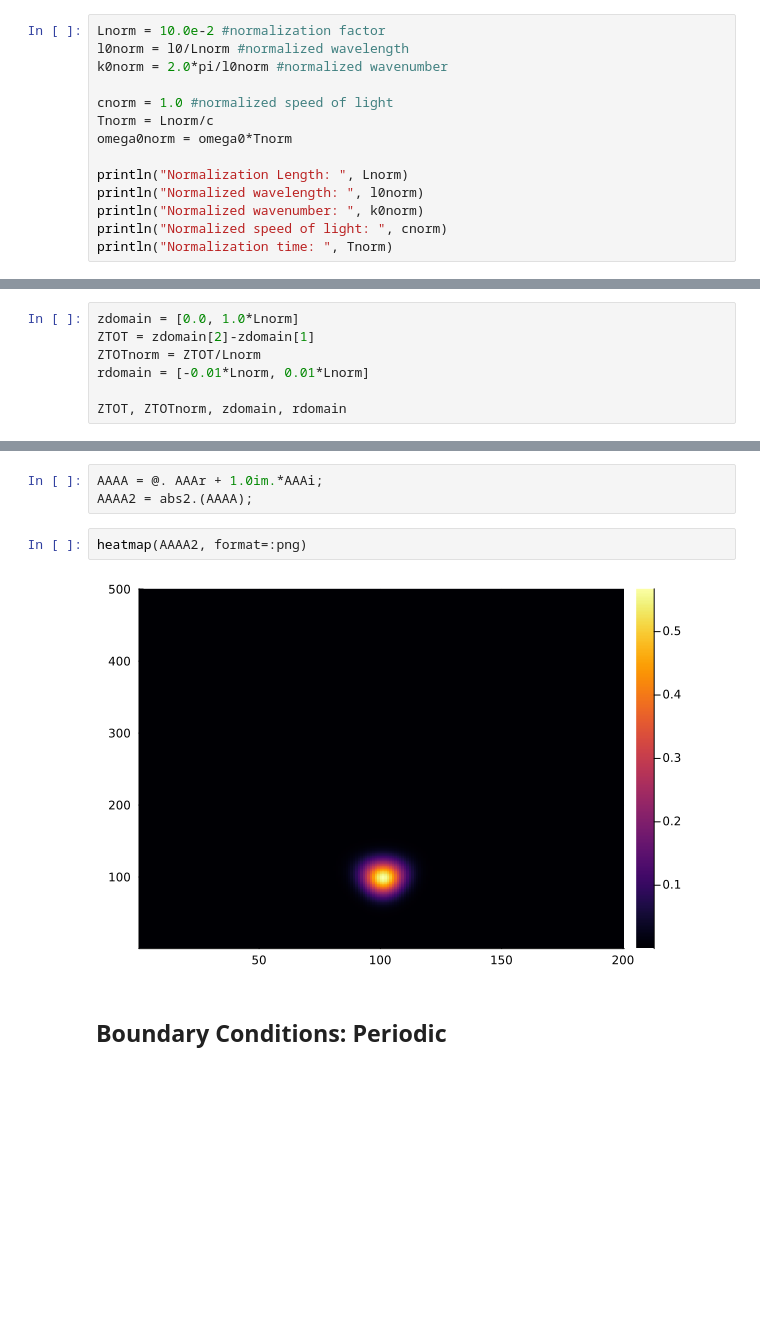
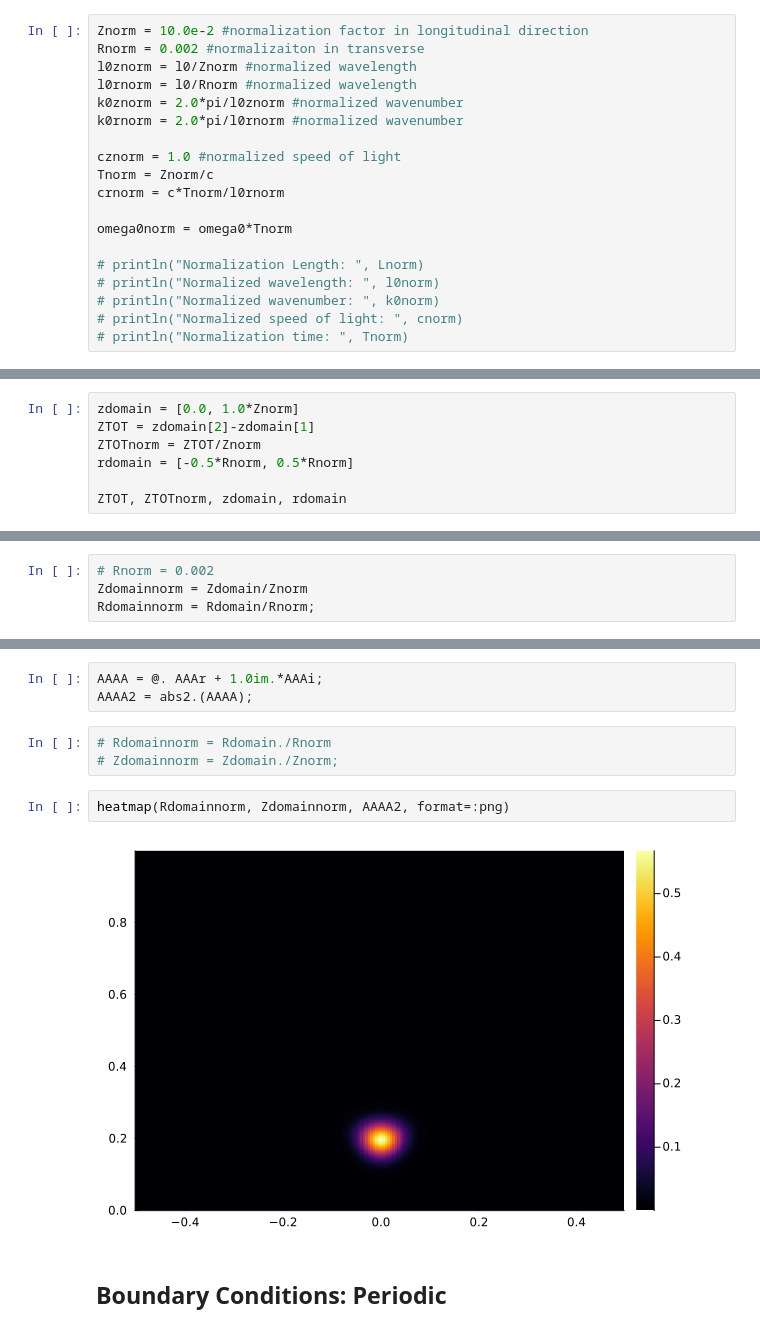
Before and after one commit to erny123/TRIXIExamples, a Jupyter notebook: TRIXI-SVE-Paraxial-Eqn.ipynb, the cells around one changed output, grey strips where cells are left out. Saved outputs shown, nothing was run; the diff lists cells and outputs as text; blank space fills up the shorter version.

Commit message:
Updated for square domain for TreeMesh
TreeMesh() only takes square domains so we needed to normalize in longitudinal and transverse direction

```diff
--- a/TRIXI-SVE-Paraxial-Eqn.ipynb
+++ b/TRIXI-SVE-Paraxial-Eqn.ipynb
@@ -365,15 +386,20 @@ This will be our normalization length. So then our wavenumber needs to be normal
 # %%
-Lnorm = 10.0e-2 #normalization factor
-l0norm = l0/Lnorm #normalized wavelength
-k0norm = 2.0*pi/l0norm #normalized wavenumber
+Znorm = 10.0e-2 #normalization factor in longitudinal direction
+Rnorm = 0.002 #normalizaiton in transverse
+l0znorm = l0/Znorm #normalized wavelength
+l0rnorm = l0/Rnorm #normalized wavelength
+k0znorm = 2.0*pi/l0znorm #normalized wavenumber
+k0rnorm = 2.0*pi/l0rnorm #normalized wavenumber
 
-cnorm = 1.0 #normalized speed of light
-Tnorm = Lnorm/c
+cznorm = 1.0 #normalized speed of light
+Tnorm = Znorm/c
+crnorm = c*Tnorm/l0rnorm
+
 omega0norm = omega0*Tnorm
 
-println("Normalization Length: ", Lnorm)
-println("Normalized wavelength: ", l0norm)
-println("Normalized wavenumber: ", k0norm)
-println("Normalized speed of light: ", cnorm)
-println("Normalization time: ", Tnorm)
+# println("Normalization Length: ", Lnorm)
+# println("Normalized wavelength: ", l0norm)
+# println("Normalized wavenumber: ", k0norm)
+# println("Normalized speed of light: ", cnorm)
+# println("Normalization time: ", Tnorm)
 # %% [output]
@@ -569,10 +577,10 @@ size(AA), length(AA)
 # %% [markdown]
 Let's create our Z-domain and R-domain just to make sure we know where we're at in space
 # %%
-zdomain = [0.0, 1.0*Lnorm]
+zdomain = [0.0, 1.0*Znorm]
 ZTOT = zdomain[2]-zdomain[1]
-ZTOTnorm = ZTOT/Lnorm
-rdomain = [-0.01*Lnorm, 0.01*Lnorm]
+ZTOTnorm = ZTOT/Znorm
+rdomain = [-0.5*Rnorm, 0.5*Rnorm]
 
 ZTOT, ZTOTnorm, zdomain, rdomain
 # %% [output]
@@ -680,3 +693,7 @@ Rdomainnorm = Rdomain/Lnorm;
+# %%
+# Rnorm = 0.002
+Zdomainnorm = Zdomain/Znorm
+Rdomainnorm = Rdomain/Rnorm;
 # %% [markdown]
 Let's fill our real `AAAr` and imaginary `AAAi` matrices with the initial conditions
 # %%
@@ -696,10 +712,13 @@ end
 # %%
 AAAA = @. AAAr + 1.0im.*AAAi;
 AAAA2 = abs2.(AAAA);
+# %%
+# Rdomainnorm = Rdomain./Rnorm
+# Zdomainnorm = Zdomain./Znorm;
 # %%
-heatmap(AAAA2, format=:png)
+heatmap(Rdomainnorm, Zdomainnorm, AAAA2, format=:png)
 # %% [output]
-[figure, old version]
+[figure, new version]
 # %% [markdown]
 ## Boundary Conditions: Periodic
 # %% [markdown]
```
Also changed, not shown: parts of 49 cells of this notebook.
